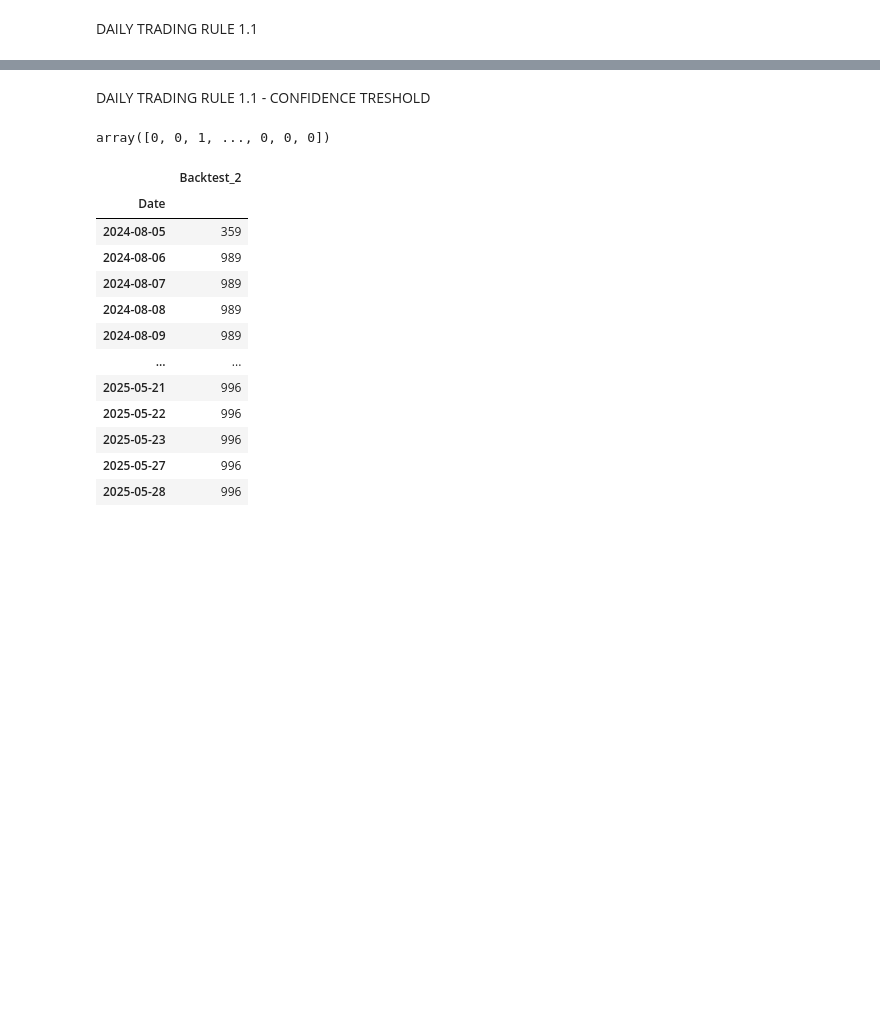
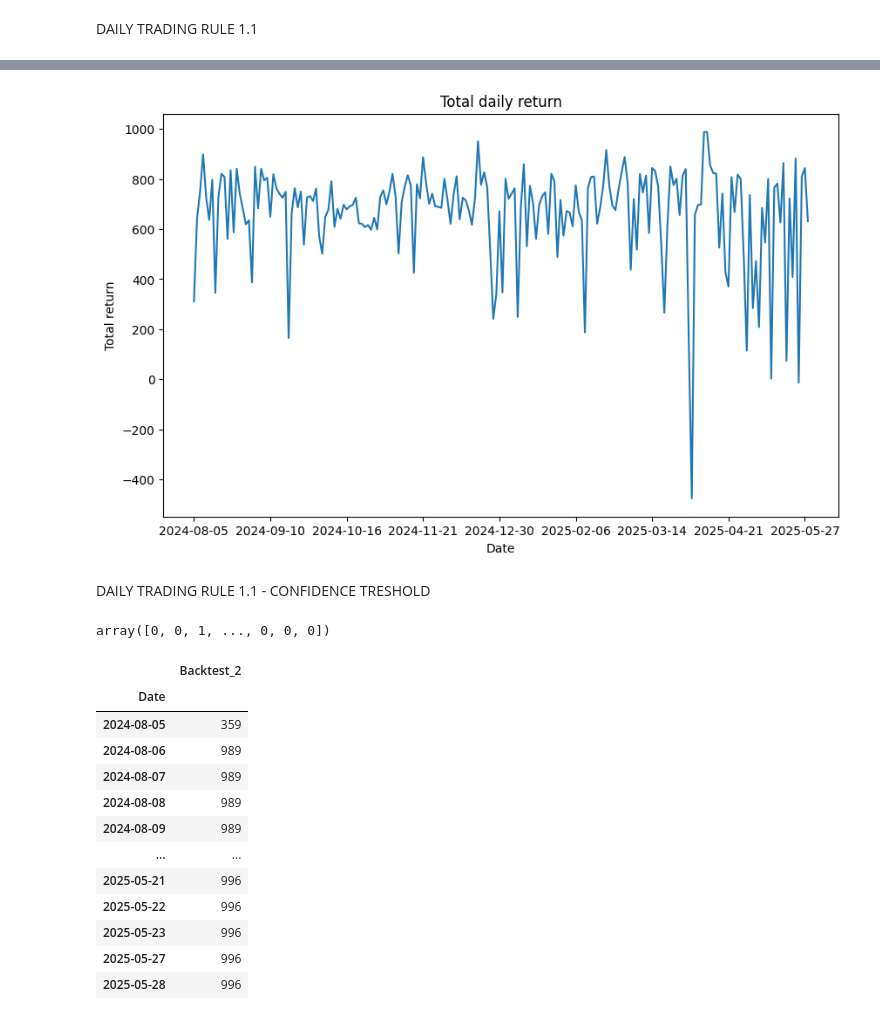
Before and after one commit to oranzoni/stock-prediction, a Jupyter notebook: Logistic_regression.ipynb, the cells around one changed output, grey strips where cells are left out. Drawn from its saved outputs; the diff is of its cells as text; code cells hidden in the pictures; blank space fills up the shorter version.

```diff
--- a/Logistic_regression.ipynb
+++ b/Logistic_regression.ipynb
@@ -164,3 +163,14 @@ dtype: int64
+# %%
+import matplotlib.pyplot as plt
+
+plt.figure(figsize=(10,6))
+total_return_daily.plot(x='Date', y='Backtest_1', linewidth=1.5)
+plt.title('Total daily return')
+plt.xlabel('Date')
+plt.ylabel('Total return')
+plt.show()
+# %% [output]
+[figure, added]
 # %% [markdown]
 DAILY TRADING RULE 1.1 - CONFIDENCE TRESHOLD
 # %%
```
Also changed, not shown: parts of 25 cells of this notebook.
